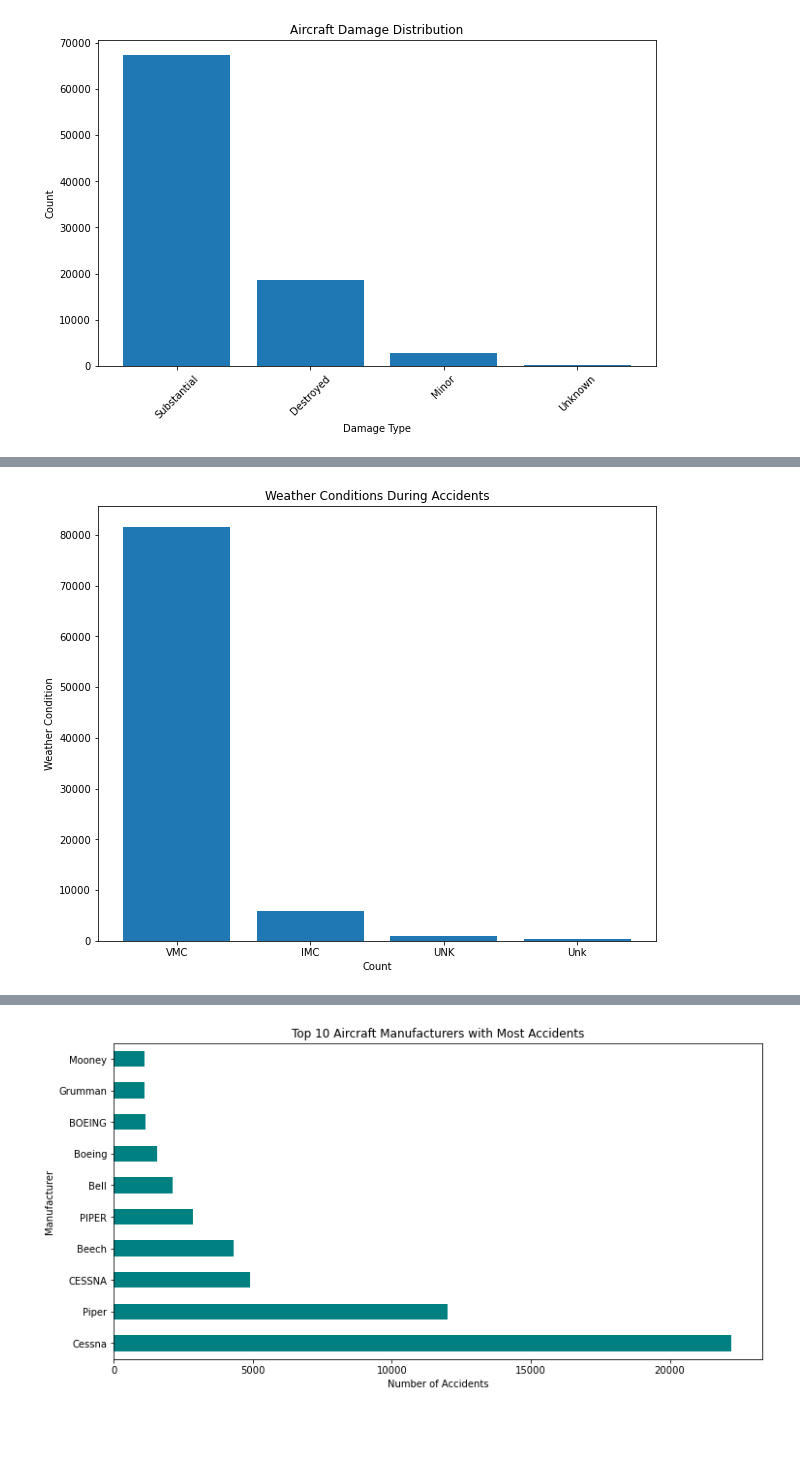
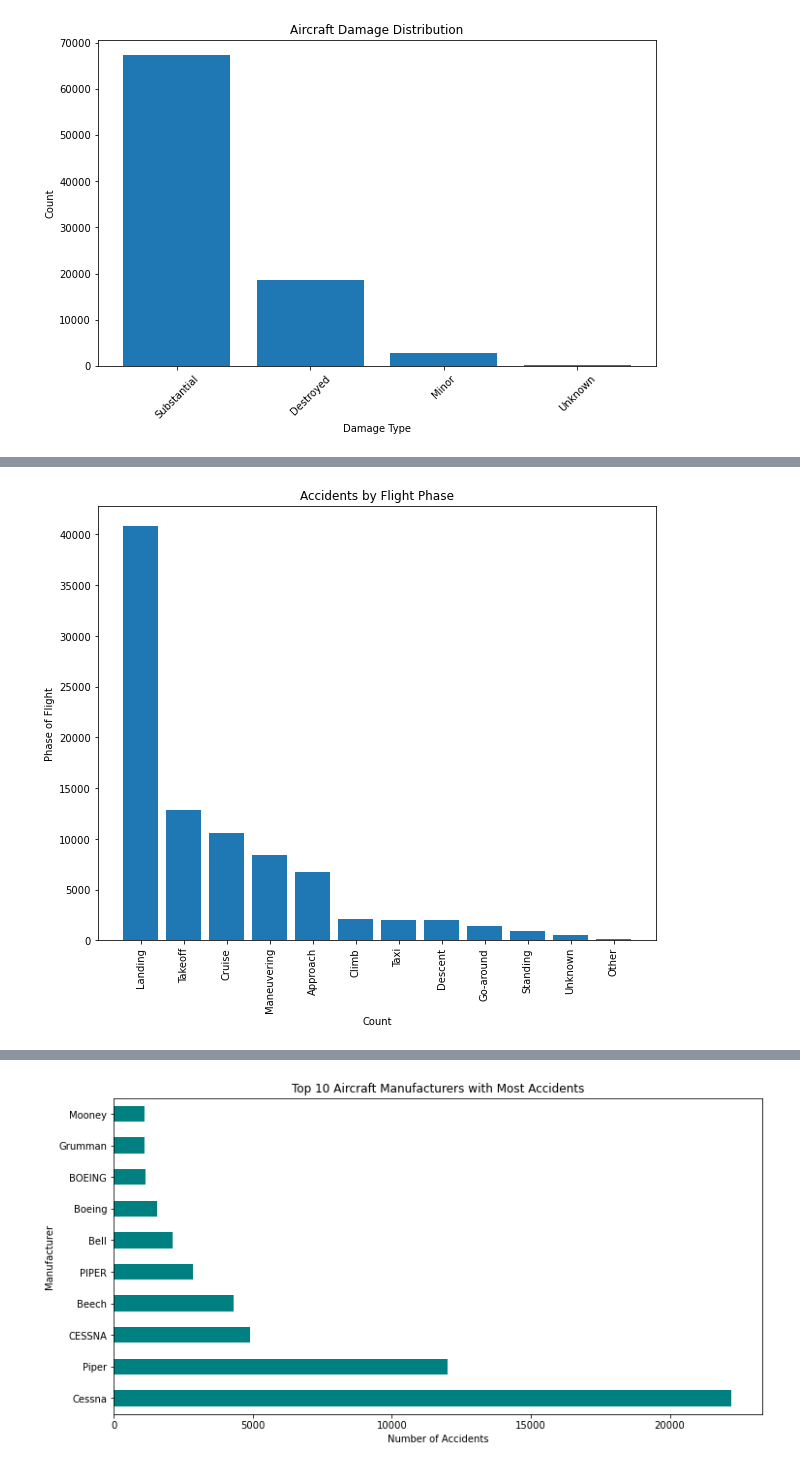
Before and after one commit to KarimzKarimz/aviation-analysis-project, a Jupyter notebook: index.ipynb, the cells around one changed output, grey strips where cells are left out. Drawn from its saved outputs; the diff is of its cells as text; code cells hidden in the pictures; blank space fills up the shorter version.

Commit message:
Updated the index file

```diff
--- a/index.ipynb
+++ b/index.ipynb
@@ -556,18 +558,20 @@ Weather is a major factor in aviation safety. This visualization examines how di
 # %%
 # Get counts and sorted order
-weather_counts = aviation_df['Weather_Condition'].value_counts()
-categories = weather_counts.index
+flight_phase_counts = aviation_df['Broad_Phase_Of_Flight'].value_counts()
+categories = flight_phase_counts.index
 
 # Create figure
 plt.figure(figsize=(10, 8))
-plt.bar(categories,weather_counts)
+plt.bar(categories, flight_phase_counts)
 
 # Add labels and title
-plt.title('Weather Conditions During Accidents')
+plt.title('Accidents by Flight Phase')
 plt.xlabel('Count')
-plt.ylabel('Weather Condition')
+plt.ylabel('Phase of Flight')
 
+# Rotate x-axis labels
+plt.xticks(rotation=90)
 # Show plot
 plt.show()
 # %% [output]
-[figure, old version]
+[figure, new version]
```
Also changed, not shown: parts of 21 cells of this notebook.
